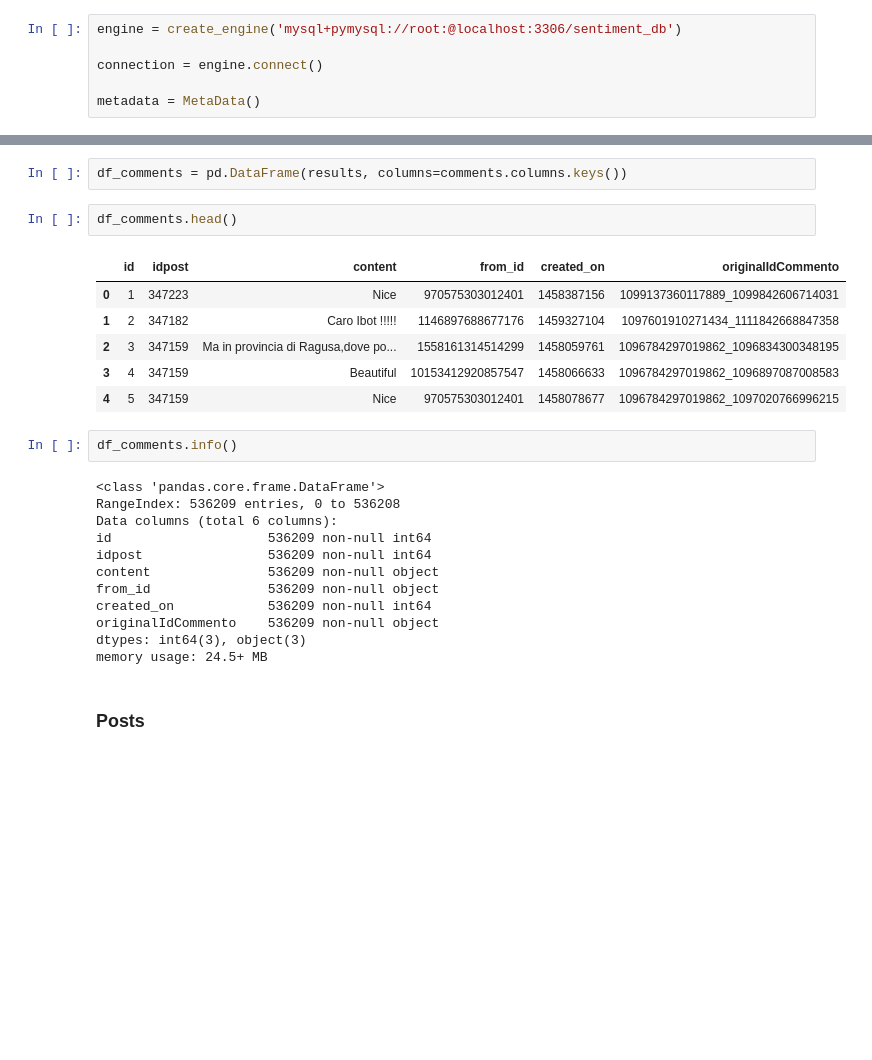
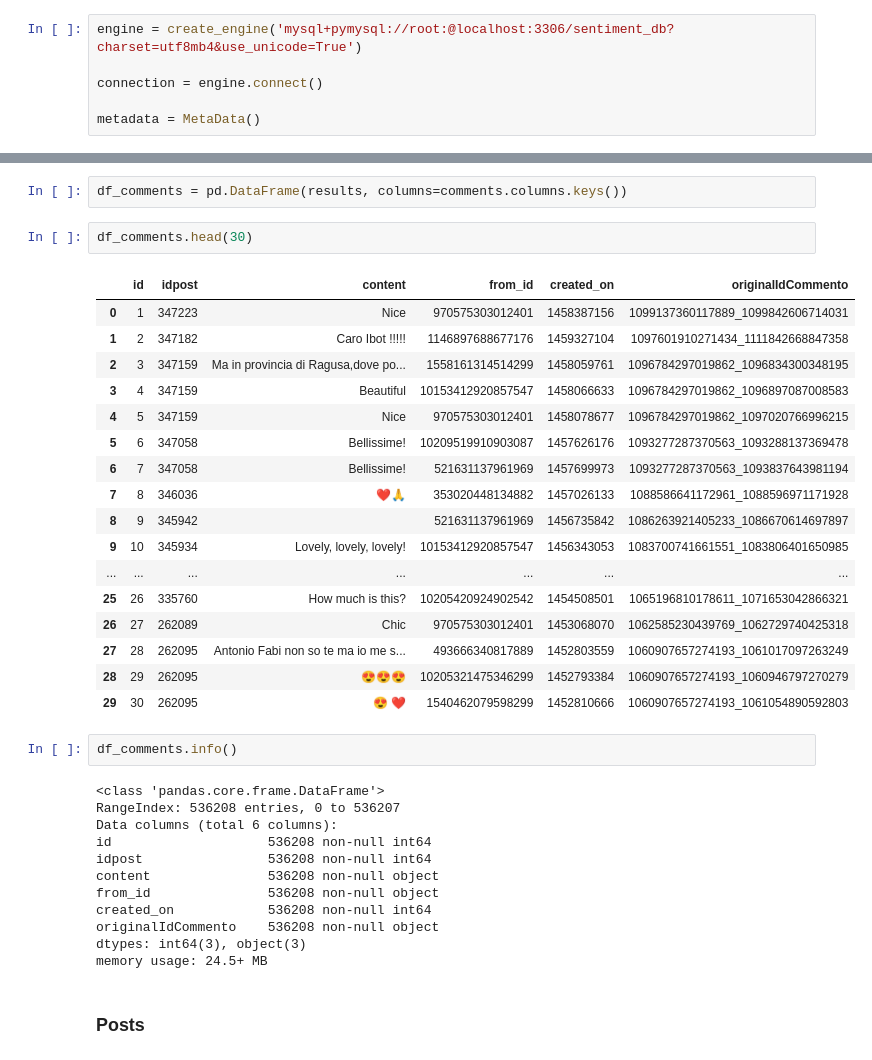
Before and after one commit to Pavle992/Thesis, a Jupyter notebook: SentimentAnalysis/EDA.ipynb, the cells around one changed output, grey strips where cells are left out. Drawn from its saved outputs; the diff is of its cells as text; blank space fills up the shorter version.

Commit message:
Create engine charset set as utf8mb4

```diff
--- a/SentimentAnalysis/EDA.ipynb
+++ b/SentimentAnalysis/EDA.ipynb
@@ -7,7 +7,7 @@ import numpy as np
 from sqlalchemy import create_engine, MetaData, Table
 from sqlalchemy import select
 # %%
-engine = create_engine('mysql+pymysql://root:@localhost:3306/sentiment_db')
+engine = create_engine('mysql+pymysql://root:@localhost:3306/sentiment_db?charset=utf8mb4&use_unicode=True')
 
 connection = engine.connect()
 
@@ -36,26 +36,37 @@ print(comments.columns.keys())
 # %%
 df_comments = pd.DataFrame(results, columns=comments.columns.keys())
 # %%
-df_comments.head()
+df_comments.head(30)
 # %% [output]
 |  | id | idpost | content | from_id | created_on | originalIdCommento |
 | 0 | 1 | 347223 | Nice | 970575303012401 | 1458387156 | 1099137360117889_1099842606714031 |
 | 1 | 2 | 347182 | Caro Ibot !!!!! | 1146897688677176 | 1459327104 | 1097601910271434_1111842668847358 |
 | 2 | 3 | 347159 | Ma in provincia di Ragusa,dove po... | 1558161314514299 | 1458059761 | 1096784297019862_1096834300348195 |
 | 3 | 4 | 347159 | Beautiful | 10153412920857547 | 1458066633 | 1096784297019862_1096897087008583 |
 | 4 | 5 | 347159 | Nice | 970575303012401 | 1458078677 | 1096784297019862_1097020766996215 |
+| 5 | 6 | 347058 | Bellissime! | 10209519910903087 | 1457626176 | 1093277287370563_1093288137369478 |
+| 6 | 7 | 347058 | Bellissime! | 521631137961969 | 1457699973 | 1093277287370563_1093837643981194 |
+| 7 | 8 | 346036 | ❤️🙏 | 353020448134882 | 1457026133 | 1088586641172961_1088596971171928 |
+| 8 | 9 | 345942 |  | 521631137961969 | 1456735842 | 1086263921405233_1086670614697897 |
+| 9 | 10 | 345934 | Lovely, lovely, lovely! | 10153412920857547 | 1456343053 | 1083700741661551_1083806401650985 |
+| ... | ... | ... | ... | ... | ... | ... |
+| 25 | 26 | 335760 | How much is this? | 10205420924902542 | 1454508501 | 1065196810178611_1071653042866321 |
+| 26 | 27 | 262089 | Chic | 970575303012401 | 1453068070 | 1062585230439769_1062729740425318 |
+| 27 | 28 | 262095 | Antonio Fabi non so te ma io me s... | 493666340817889 | 1452803559 | 1060907657274193_1061017097263249 |
+| 28 | 29 | 262095 | 😍😍😍 | 10205321475346299 | 1452793384 | 1060907657274193_1060946797270279 |
+| 29 | 30 | 262095 | 😍 ❤ | 1540462079598299 | 1452810666 | 1060907657274193_1061054890592803 |
 # %%
 df_comments.info()
 # %% [output]
 <class 'pandas.core.frame.DataFrame'>
-RangeIndex: 536209 entries, 0 to 536208
+RangeIndex: 536208 entries, 0 to 536207
 Data columns (total 6 columns):
-id                    536209 non-null int64
-idpost                536209 non-null int64
-content               536209 non-null object
-from_id               536209 non-null object
-created_on            536209 non-null int64
-originalIdCommento    536209 non-null object
+id                    536208 non-null int64
+idpost                536208 non-null int64
+content               536208 non-null object
+from_id               536208 non-null object
+created_on            536208 non-null int64
+originalIdCommento    536208 non-null object
 dtypes: int64(3), object(3)
 memory usage: 24.5+ MB
 # %% [markdown]
```
